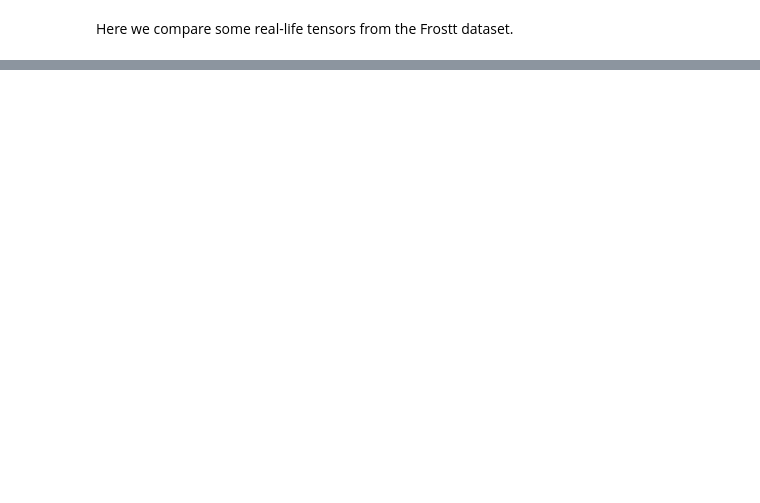
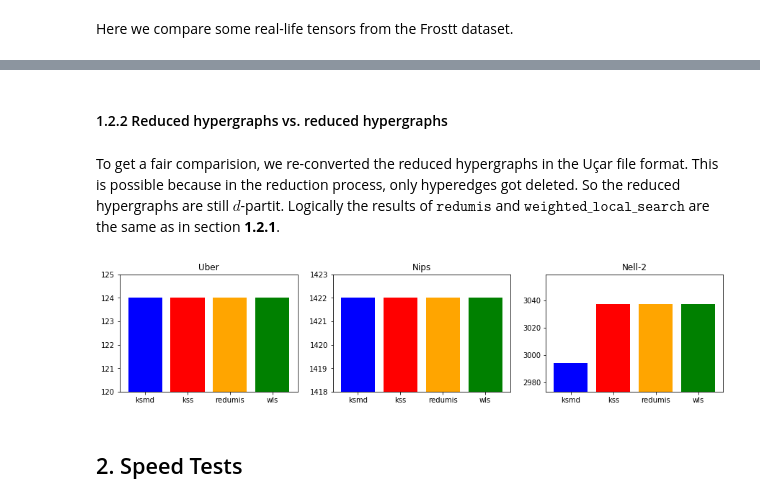
Before and after one commit to suomika/HyperMatch, a Jupyter notebook: results/HyperMatch.ipynb, the cells around one changed output, grey strips where cells are left out. Cells and saved outputs as stored; diff of their text form; code cells hidden in the pictures; blank space fills up the shorter version.

```diff
--- a/results/HyperMatch.ipynb
+++ b/results/HyperMatch.ipynb
@@ -118,0 +135,39 @@ plt.show()
+# %% [markdown]
+#### 1.2.2 Reduced hypergraphs vs. reduced hypergraphs
+# %% [markdown]
+To get a fair comparision, we re-converted the reduced hypergraphs in the Uçar file format. This is possible because in the reduction process, only hyperedges got deleted. So the reduced hypergraphs are still $d$-partit. Logically the results of $\texttt{redumis}$ and $\texttt{weighted_local_search}$ are the same as in section **1.2.1**.
+# %%
+uber_red = [124, 124, 124, 124]
+low_uber_red = min(uber_red)
+high_uber_red = max(uber_red)
+
+nips_red = [1422, 1422, 1422, 1422]
+low_nips_red = min(nips_red)
+high_nips_red = max(nips_red)
+
+nell_red = [2994, 3037, 3037, 3037]
+low_nell_red = min(nell_red)
+high_nell_red = max(nell_red)
+
+plt.figure(figsize=(15, 3))
+
+plt.subplot(131)
+plt.ylim(120, 125)
+plt.bar(names, uber_red, color=['blue', 'red', 'orange', 'green'])
+plt.title('Uber')
+
+plt.subplot(132)
+plt.ylim(1418, 1423)
+plt.bar(names, nips_red, color=['blue', 'red', 'orange', 'green'])
+plt.title('Nips')
+
+plt.subplot(133)
+plt.ylim([math.ceil(low_nell_red-0.5*(high_nell_red-low_nell_red)), math.ceil(high_nell_red+0.5*(high_nell_red-low_nell_red))])
+plt.bar(names, nell_red, color=['blue', 'red', 'orange', 'green'])
+plt.title('Nell-2')
+
+plt.show()
+# %% [output]
+[figure, added]
+# %% [markdown]
+## 2. Speed Tests
```
Also changed, not shown: parts of 7 cells of this notebook.
